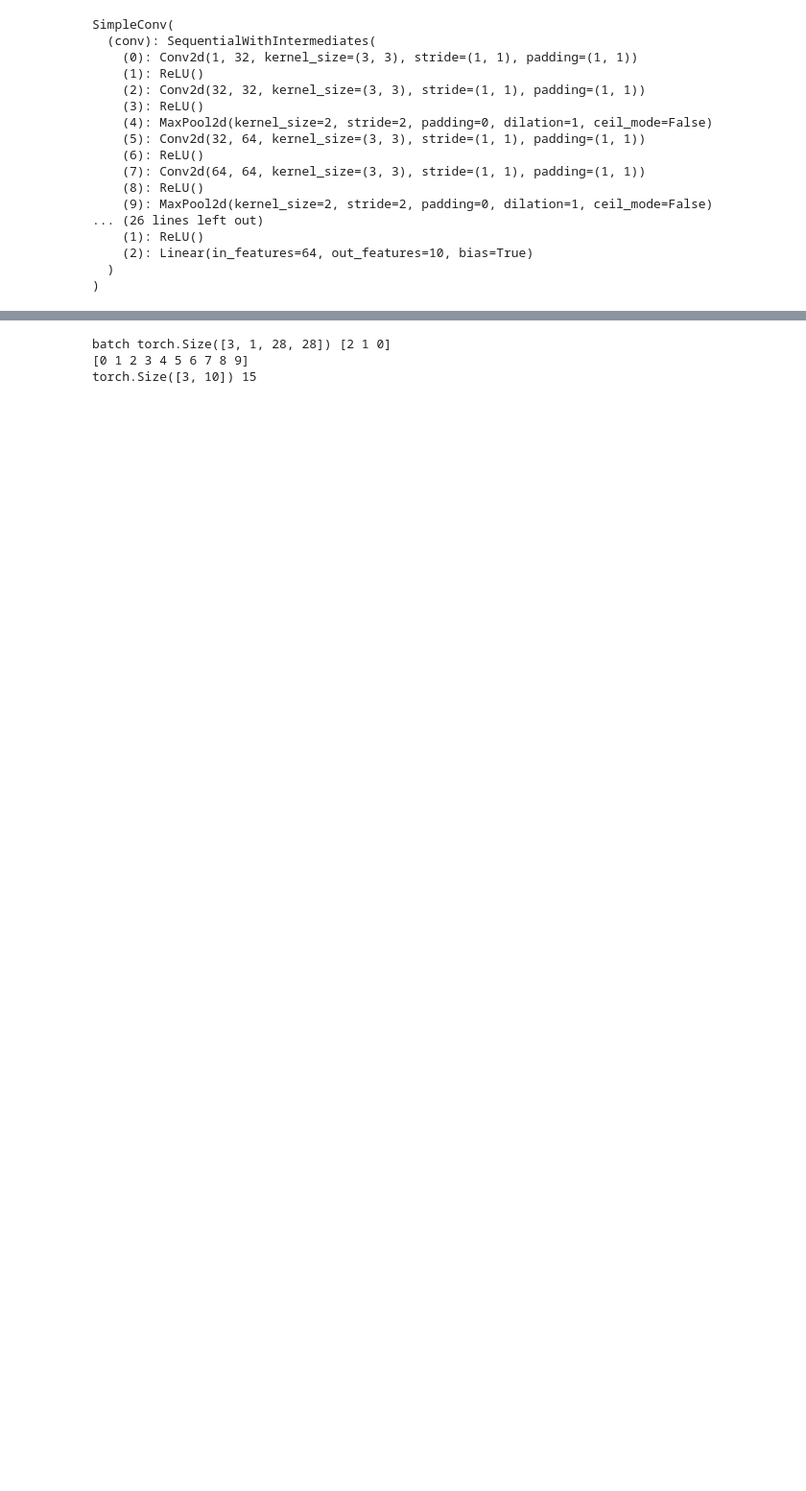
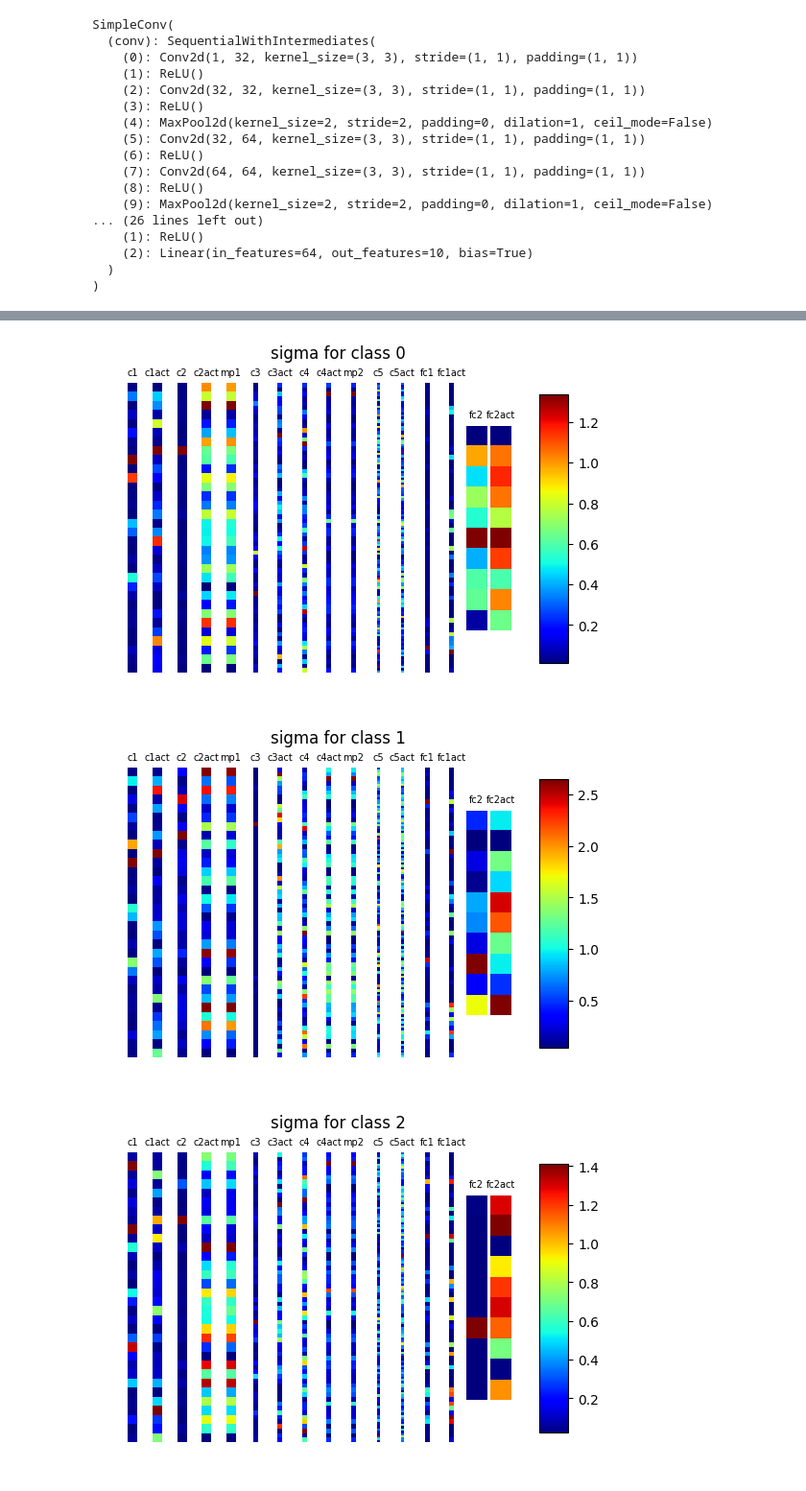
Before and after one commit to facundoq/experiments, a Jupyter notebook: rotation/Experiment - Pytorch Invariance Localization - SimpleConv .ipynb, the cells around one changed output, grey strips where cells are left out. Shown at 96% size. Drawn from its saved outputs; the diff is of its cells as text; code cells hidden in the pictures; blank space fills up the shorter version.

Commit message:
finished invariance experiments code

```diff
--- a/rotation/Experiment - Pytorch Invariance Localization - SimpleConv .ipynb
+++ b/rotation/Experiment - Pytorch Invariance Localization - SimpleConv .ipynb
@@ -119,9 +120,10 @@ Test => Loss: 0.1550, Accuracy: 95.36% (9536/10000)
 ... (3 outputs left out)
 # %%
 from pytorch.experiment import invariance
+n_rotations=8
 
-invariance.analyze_outputs(model,dataset,config)
+invariance.run(rotated_model,dataset,config)
 # %% [output]
-batch torch.Size([3, 1, 28, 28]) [2 1 0]
-[0 1 2 3 4 5 6 7 8 9]
-torch.Size([3, 10]) 15
+[figure, added]
+[figure, added]
+[figure, added]
```
Also changed, not shown: parts of 5 cells of this notebook, 5 other files.
